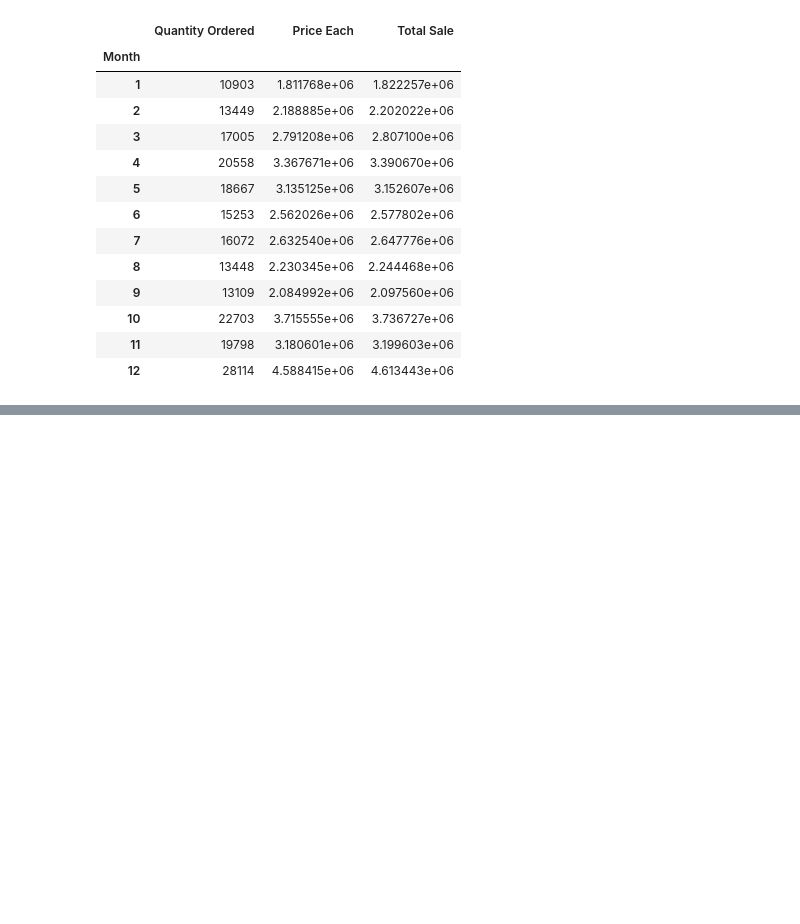
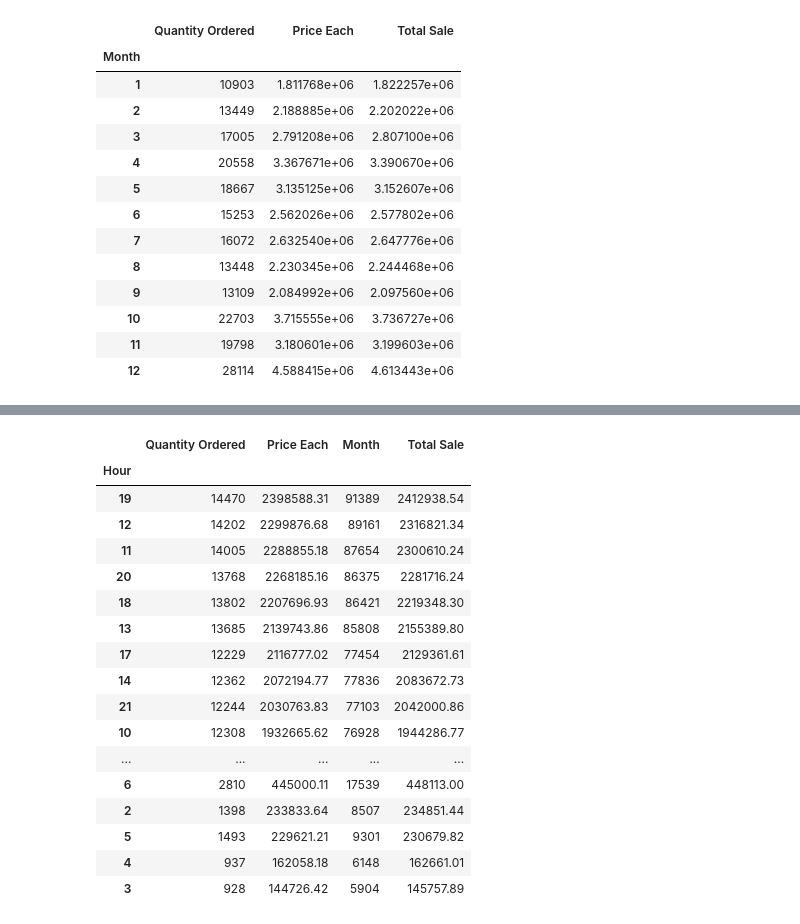
Before and after one commit to loeschn/Pandas-Data-Science-Tasks, a Jupyter notebook: SalesAnalysis/NicksWork.ipynb, the cells around one changed output, grey strips where cells are left out. Cells and saved outputs as stored; diff of their text form; code cells hidden in the pictures; blank space fills up the shorter version.

```diff
--- a/SalesAnalysis/NicksWork.ipynb
+++ b/SalesAnalysis/NicksWork.ipynb
@@ -167,0 +297,21 @@ month_df.sum()
+# %%
+hours_df.sort_values(by=['Total Sale'], ascending=False)
+# %% [output]
+|  | Quantity Ordered | Price Each | Month | Total Sale |
+| Hour |  |  |  |  |
+| 19 | 14470 | 2398588.31 | 91389 | 2412938.54 |
+| 12 | 14202 | 2299876.68 | 89161 | 2316821.34 |
+| 11 | 14005 | 2288855.18 | 87654 | 2300610.24 |
+| 20 | 13768 | 2268185.16 | 86375 | 2281716.24 |
+| 18 | 13802 | 2207696.93 | 86421 | 2219348.30 |
+| 13 | 13685 | 2139743.86 | 85808 | 2155389.80 |
+| 17 | 12229 | 2116777.02 | 77454 | 2129361.61 |
+| 14 | 12362 | 2072194.77 | 77836 | 2083672.73 |
+| 21 | 12244 | 2030763.83 | 77103 | 2042000.86 |
+| 10 | 12308 | 1932665.62 | 76928 | 1944286.77 |
+| ... | ... | ... | ... | ... |
+| 6 | 2810 | 445000.11 | 17539 | 448113.00 |
+| 2 | 1398 | 233833.64 | 8507 | 234851.44 |
+| 5 | 1493 | 229621.21 | 9301 | 230679.82 |
+| 4 | 937 | 162058.18 | 6148 | 162661.01 |
+| 3 | 928 | 144726.42 | 5904 | 145757.89 |
```
Also changed, not shown: parts of 22 cells of this notebook.
